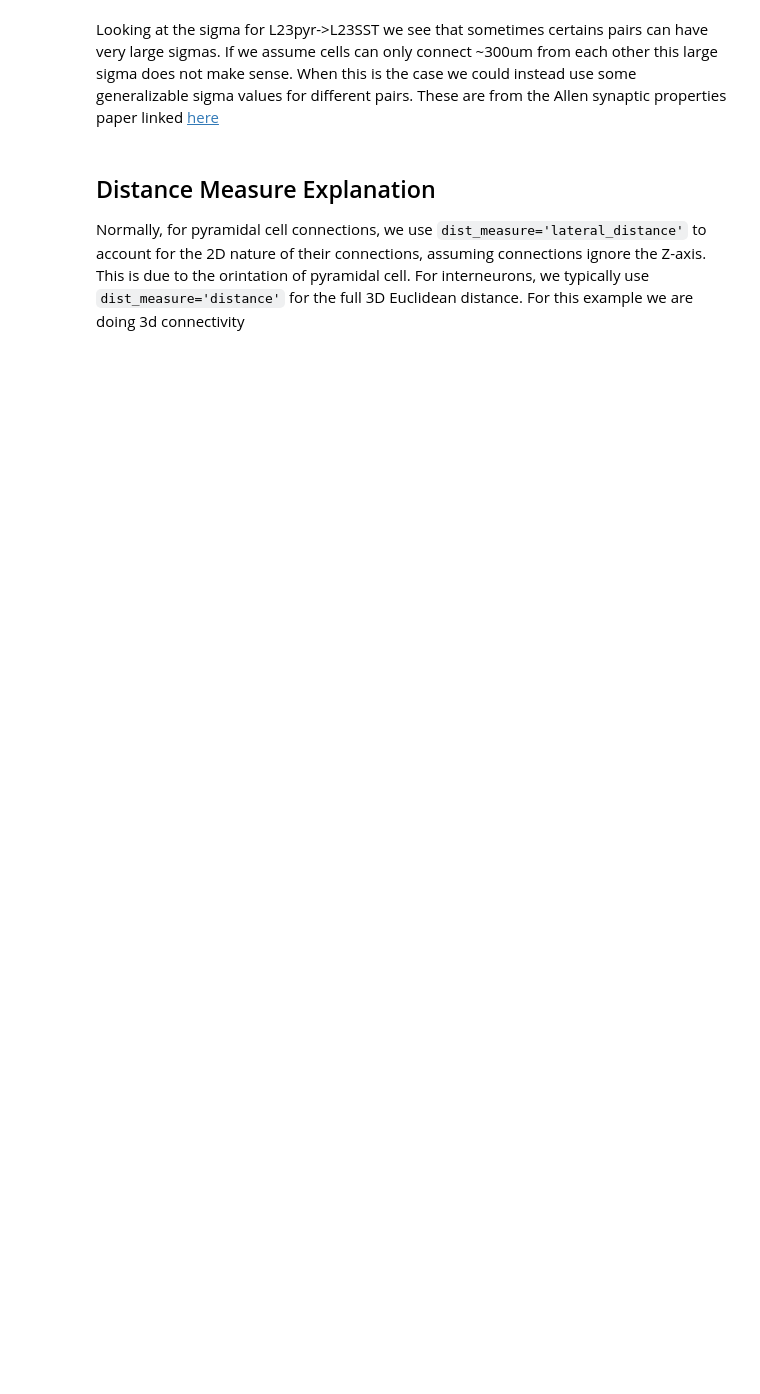
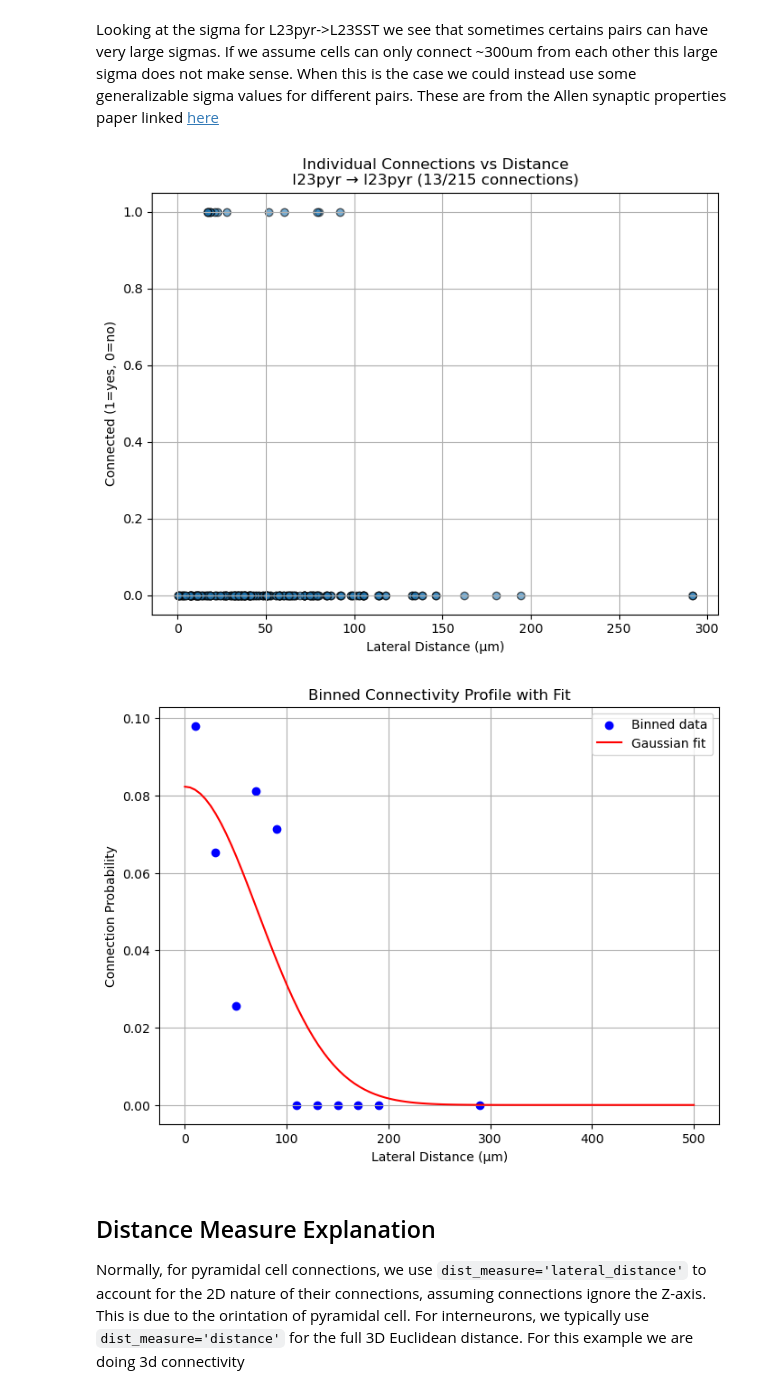
Before and after one commit to cyneuro/Allen-Database-Notebooks, a Jupyter notebook: Connections/connections.ipynb, the cells around one changed output. Saved outputs shown, nothing was run; the diff lists cells and outputs as text; code cells hidden in the pictures; blank space fills up the shorter version.

```diff
--- a/Connections/connections.ipynb
+++ b/Connections/connections.ipynb
@@ -120,7 +148,7 @@ here we pick cell class we want to analysis further. We can also add the cell de
 # pick cell class we want to analysis
 
 pre_class = cell_classes['l23pyr']
-post_class = cell_classes['l23pv']
+post_class = cell_classes['l23pyr']
 
 # Automatically select rho based on pre_class type
 if 'pv' in pre_class.name:
@@ -134,22 +162,22 @@ elif 'pyr' in pre_class.name:
 else:
     raise Exception("No rho found")
 # %%
-# Group all cells by selected classes
-# cell_groups = classify_cells(cell_classes.values(), pairs=mouse_pairs)
+# Determine if we should use lateral (2D) or Euclidean (3D) results for this pair
+is_pyr = 'pyr' in pre_class.name.lower()
+active_results = results_lateral if is_pyr else results_3d
+dist_measure = 'lateral_distance' if is_pyr else 'distance'
 
-# # Group pairs into (pre_class, post_class) groups
-# pair_groups = classify_pairs(mouse_pairs, cell_groups)
+print(f"Using {dist_measure} for {pre_class} => {post_class} analysis.")
 
-# # analyze matrix elements with fitted Gaussian model
-# results = measure_connectivity(pair_groups, sigma=None, fit_model=GaussianModel, dist_measure='lateral_distance')
-
-# Get fitted parameters for the selected pair
-fitted_pmax = results[pre_class, post_class]['connectivity_fit'].pmax
-fitted_sigma = results[pre_class, post_class]['connectivity_fit'].size
+# Get fitted parameters for the selected pair from the chosen distance results
+fitted_pmax = active_results[pre_class, post_class]['connectivity_fit'].pmax
+fitted_sigma = active_results[pre_class, post_class]['connectivity_fit'].size
 
 # Compute adjusted connectivity using fitted sigma
-distances = results[pre_class, post_class]['probed_distances']
-connections = results[pre_class, post_class]['connected_distances']
+distances = active_results[pre_class, post_class]['probed_distances']
+connections = active_results[pre_class, post_class]['connected_distances']
 mask = np.isfinite(distances) & np.isfinite(connections)
 adj_conn_prob, adj_lower_ci, adj_upper_ci = distance_adjusted_connectivity(distances[mask], connections[mask], sigma=fitted_sigma, alpha=0.05)
-results[pre_class, post_class]['adjusted_connectivity'] = (adj_conn_prob, adj_lower_ci, adj_upper_ci)
+
+# Store adjusted connectivity back in both results objects for consistency
+active_results[pre_class, post_class]['adjusted_connectivity'] = (adj_conn_prob, adj_lower_ci, adj_upper_ci)
@@ -184,38 +222,42 @@ Looking at the sigma for L23pyr->L23SST we see that sometimes certains pairs can
 # %%
 sigmas = dict(EE=127.00, II=126.77, EI=99.84, IE=96.60)
 # %%
-distances = results[pre_class, post_class]['probed_distances']
-connections = results[pre_class, post_class]['connected_distances']
+# We use active_results as defined in the previous cell (lateral for Pyr, 3D for interneurons)
+distances = active_results[pre_class, post_class]['probed_distances']
+connections = active_results[pre_class, post_class]['connected_distances']
 
 # Compute binned connectivity profile
 bin_edges = np.arange(0, 500e-6, 20e-6)
 xvals, prop, lower, upper = connectivity_profile(connections.astype(float), distances, bin_edges)
 bin_centers = (bin_edges[:-1] + bin_edges[1:]) / 2
 
 # Gaussian fit parameters using fitted sigma
-pmax = results[pre_class, post_class]['adjusted_connectivity'][0]
+pmax = active_results[pre_class, post_class]['adjusted_connectivity'][0]
 d_fit = np.linspace(0, 500e-6, 100)
 p_fit = pmax * np.exp(-d_fit**2 / (2 * fitted_sigma**2))
 
 # First figure: Scatter plot of individual connections
 plt.figure(figsize=(8, 6))
 plt.scatter(distances * 1e6, connections, alpha=0.6, edgecolors='k')
-plt.xlabel('Lateral Distance (μm)')
+plt.xlabel(f"{'Lateral' if is_pyr else 'Euclidean'} Distance (μm)")
 plt.ylabel('Connected (1=yes, 0=no)')
-plt.title(f'Individual Connections vs Distance\n{pre_class} → {post_class} ({results[pre_class, post_class]["n_connected"]}/{results[pre_class, post_class]["n_probed"]} connections)')
+plt.title(f'Individual Connections vs Distance\n{pre_class} → {post_class} ({active_results[pre_class, post_class]["n_connected"]}/{active_results[pre_class, post_class]["n_probed"]} connections)')
 plt.grid(True)
 plt.show()
 
 # Second figure: Binned profile with Gaussian fit
 plt.figure(figsize=(8, 6))
 plt.scatter(bin_centers * 1e6, prop, color='blue', label='Binned data')
 plt.plot(d_fit * 1e6, p_fit, 'r-', label='Gaussian fit')
-plt.xlabel('Lateral Distance (μm)')
+plt.xlabel(f"{'Lateral' if is_pyr else 'Euclidean'} Distance (μm)")
 plt.ylabel('Connection Probability')
 plt.title('Binned Connectivity Profile with Fit')
 plt.legend()
 plt.grid(True)
 plt.show()
+# %% [output]
+[figure, added]
+[figure, added]
 # %% [markdown]
 ## Distance Measure Explanation
 
```
Also changed, not shown: parts of 9 cells of this notebook.
